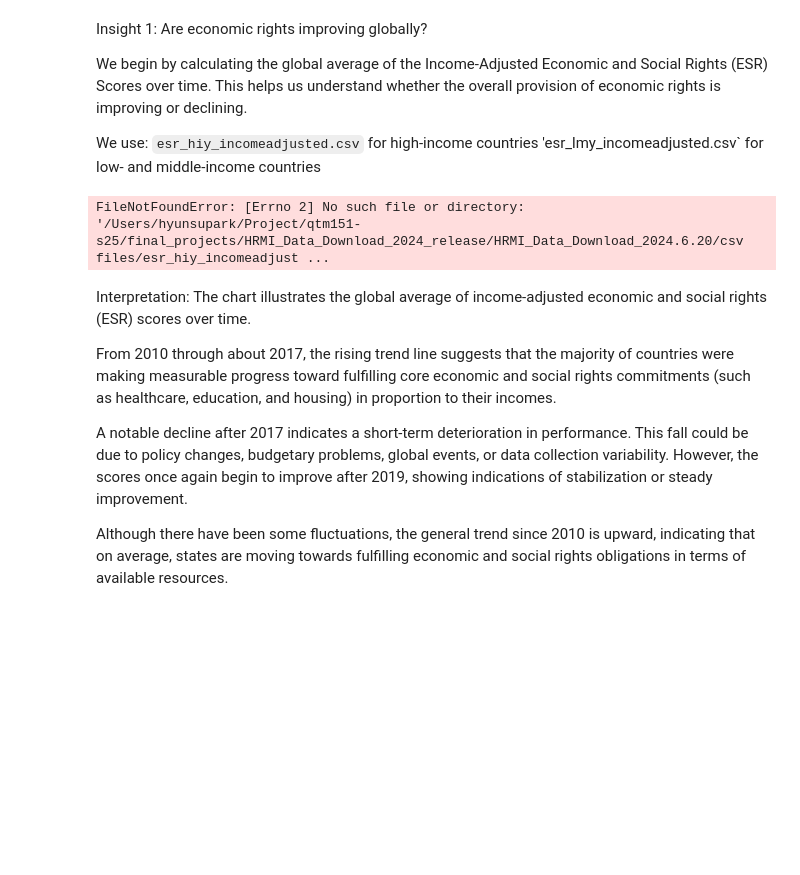
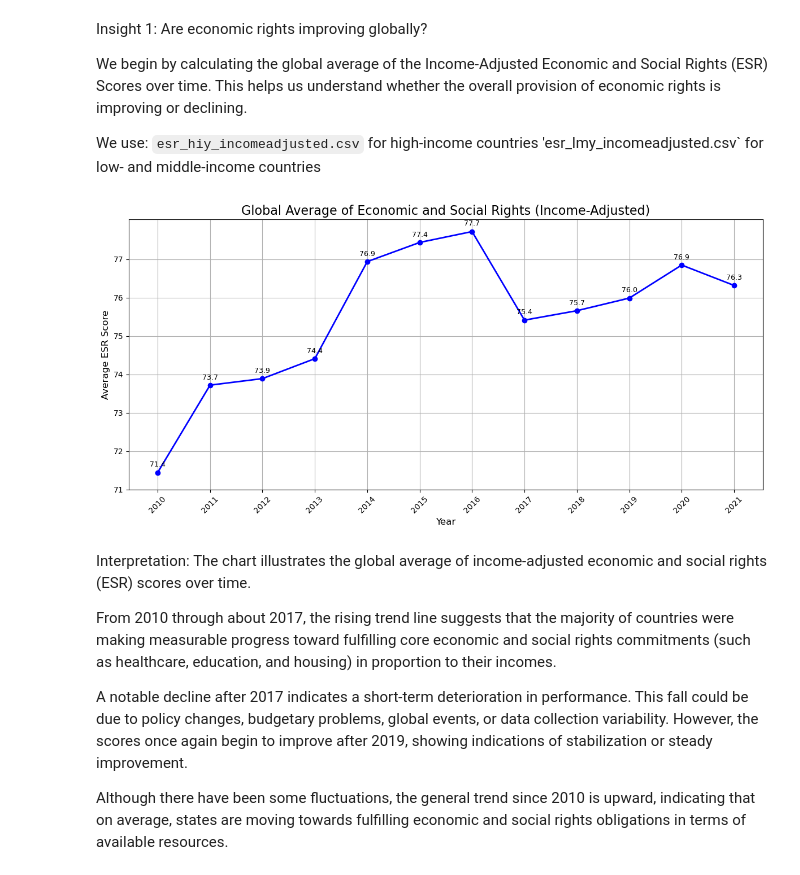
Before and after one commit to hyunsu0178/qtm151-s25, a Jupyter notebook: final_projects/final_project.ipynb, the cells around one changed output. Saved outputs shown, nothing was run; the diff lists cells and outputs as text; code cells hidden in the pictures; blank space fills up the shorter version.

```diff
--- a/final_projects/final_project.ipynb
+++ b/final_projects/final_project.ipynb
@@ -17,32 +17,38 @@ We use:
 # %%
 # Load datasets
 df_hiy = pd.read_csv("/Users/hyunsupark/Project/qtm151-s25/final_projects/HRMI_Data_Download_2024_release/HRMI_Data_Download_2024.6.20/csv files/esr_hiy_incomeadjusted.csv")
 df_lmy = pd.read_csv("/Users/hyunsupark/Project/qtm151-s25/final_projects/HRMI_Data_Download_2024_release/HRMI_Data_Download_2024.6.20/csv files/esr_lmy_incomeadjusted.csv")
 
+
+# Rename the quality of life score columns to a common name
 df_hiy_clean = df_hiy[["Country", "Year", "HiY_QofL_All_IAScore"]].rename(columns={"HiY_QofL_All_IAScore": "esr_score"})
 df_lmy_clean = df_lmy[["Country", "Year", "LMY_QofL_All_IAScore"]].rename(columns={"LMY_QofL_All_IAScore": "esr_score"})
 
-df_filtered = df_avg[df_avg["Year"] >= 2010]
+# Combine both datasets
+df = pd.concat([df_hiy_clean, df_lmy_clean], ignore_index=True)
+
+# Group by year and compute average
+df_avg = df.groupby("Year")["esr_score"].mean().reset_index()
 
 # Plot
 plt.figure(figsize=(12, 6))
 plt.plot(df_filtered["Year"], df_filtered["esr_score"], marker="o", color="blue", linewidth=2)
 
 # Add point labels
 for x, y in zip(df_filtered["Year"], df_filtered["esr_score"]):
     plt.text(x, y + 0.15, f"{y:.1f}", ha='center', fontsize=9)
 
 # Formatting
 plt.title("Global Average of Economic and Social Rights (Income-Adjusted)", fontsize=16)
 plt.xlabel("Year", fontsize=12)
 plt.ylabel("Average ESR Score", fontsize=12)
 plt.xticks(df_filtered["Year"], rotation=45)
 plt.yticks(range(int(df_filtered["esr_score"].min()), int(df_filtered["esr_score"].max()) + 1))
 plt.grid(True)
 plt.tight_layout()
 plt.show()
 # %% [output]
-FileNotFoundError: [Errno 2] No such file or directory: '/Users/hyunsupark/Project/qtm151-s25/final_projects/HRMI_Data_Download_2024_release/HRMI_Data_Download_2024.6.20/csv files/esr_hiy_incomeadjust ...
+[figure, added]
 # %% [markdown]
 Interpretation:
 The chart illustrates the global average of income-adjusted economic and social rights (ESR) scores over time.
```
Also changed, not shown: parts of 1 cell of this notebook.
